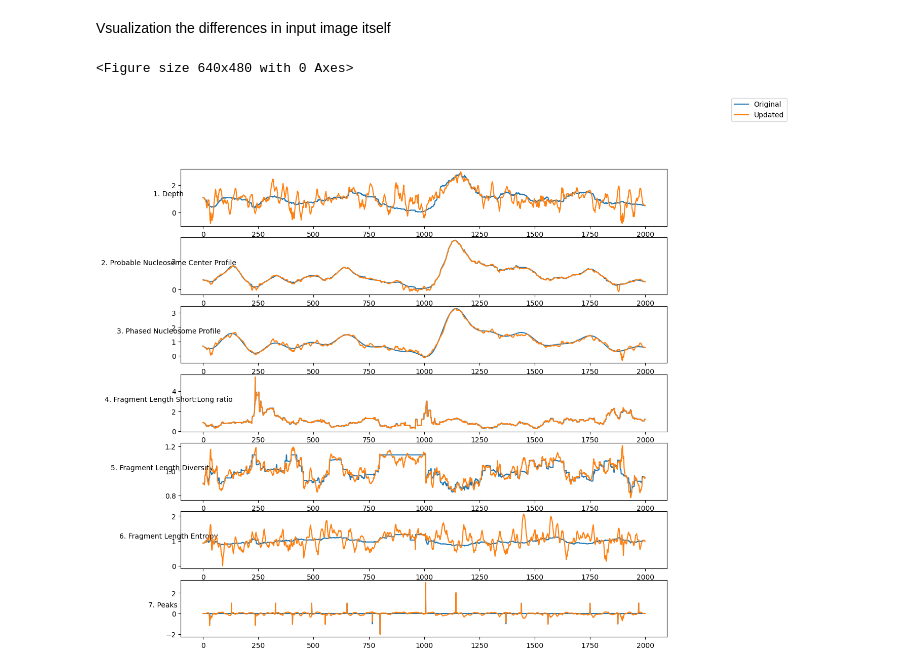
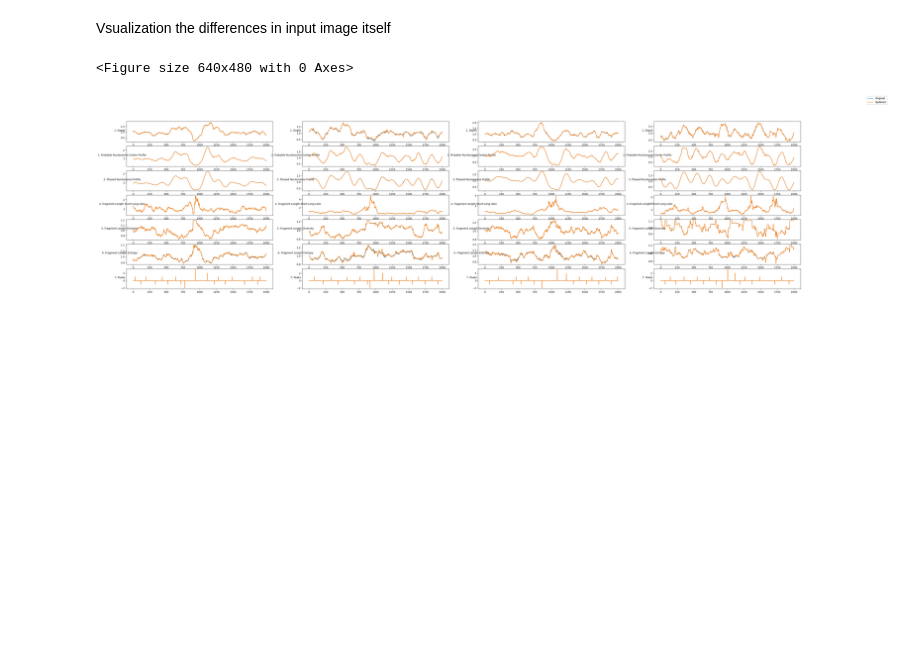
Before and after one commit to denniepatton/Proteus, a Jupyter notebook: interpretation.ipynb, the cells around one changed output. Cells and saved outputs as stored; diff of their text form; code cells hidden in the pictures; blank space fills up the shorter version.

```diff
--- a/interpretation.ipynb
+++ b/interpretation.ipynb
@@ -429,0 +197,4 @@ Text(0.5, 0, 'Predicted Expression Level')
+# %%
+input_data_background = input_data_background_down
+input_data_test = input_data_test_down
+input_data_single = input_data_single_down
@@ -956 +779,20 @@ updated_ten_image, losses_ten, outputs_ten = gradient_ascent(x_tf, ascent_model,
+# %%
+iterations = 100
+step_size = 5e-2
+only_signal = False
+
+
+iters = 4
+original_images = []
+updated_images = []
+losses_list = []
+outputs_list = []
+for i in range(iters):
+    input_data_single = subsample(input_data_test_up, sample_size = 1, seed=i)
+    x_tf = prep_data_trainable(input_data_single, only_signal=only_signal)
+    updated_image, losses, outputs = gradient_ascent(x_tf, ascent_model, iterations, step_size, label = 0, only_signal=only_signal)
+    original_images.append(input_data_single)
+    updated_images.append(updated_image)
+    losses_list.append(losses)
+    outputs_list.append(outputs)
 # %%
@@ -981,21 +835,25 @@ print(best_model.predict(updated_ten_image))
 Vsualization the differences in input image itself
 # %%
 #Plot the input image
+
 plt.clf()
 cols = ['1. Depth', '2. Probable Nucleosome Center Profile', '3. Phased Nucleosome Profile', '4. Fragment Length Short:Long ratio', '5. Fragment Length Diversity', '6. Fragment Length Entropy', '7. Peaks']
-fig, axs = plt.subplots(len(cols), 1, figsize=(24, 12))
-for i in range(len(cols)):
-    axs[i].plot(input_data_single[0][0][:, i])
-    axs[i].set_ylabel(cols[i], rotation=0)
-    axs[i].plot(updated_ten_image[0][0][:, i])
-    #axs[i, 1].set_ylabel(cols[i], rotation=0)
+fig, axs = plt.subplots(len(cols), iters, figsize=(48, 12))
+for it in range(iters):
 
-plt.subplots_adjust(left=0.5)
-fig.legend(['Original', 'Updated'], loc='upper right')
+    for i in range(len(cols)):
+        axs[i, it].plot(original_images[it][0][0][:, i])
+        axs[i, it].set_ylabel(cols[i], rotation=0)
+        axs[i, it].plot(updated_images[it][0][0][:, i])
+        #axs[i, 1].set_ylabel(cols[i], rotation=0)
+
+    #plt.subplots_adjust(left=0.5)
+    fig.legend(['Original', 'Updated'], loc='upper right')
+
 plt.show()
 # %% [output]
 <Figure size 640x480 with 0 Axes>
-[figure, old version]
+[figure, new version]
 # %%
 # Plot difference in value
 
```
Also changed, not shown: parts of 48 cells of this notebook.
